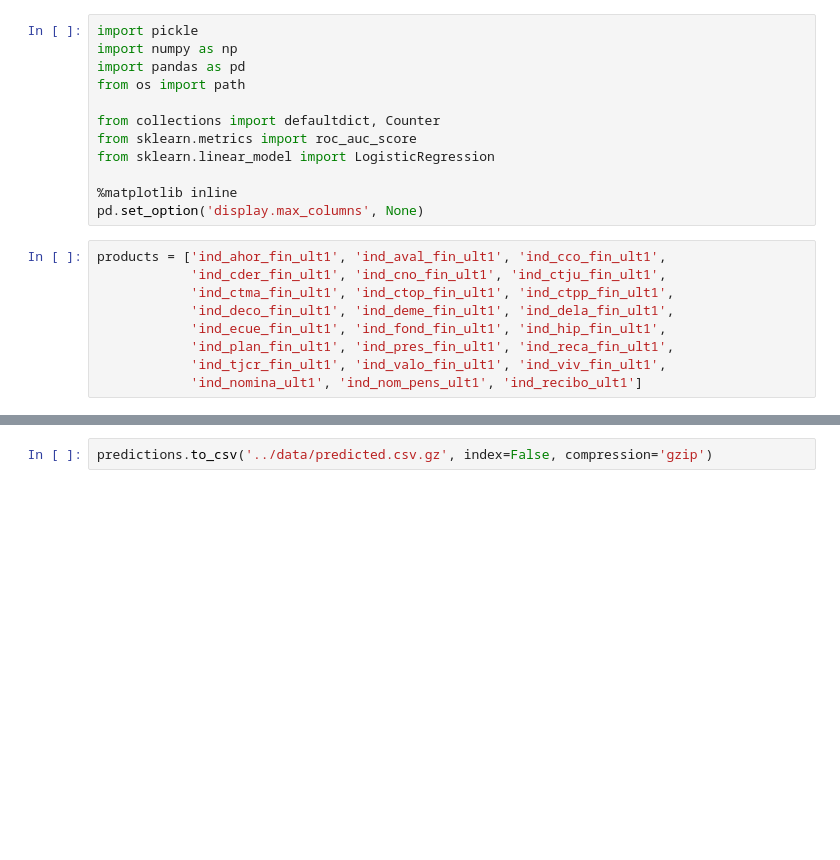
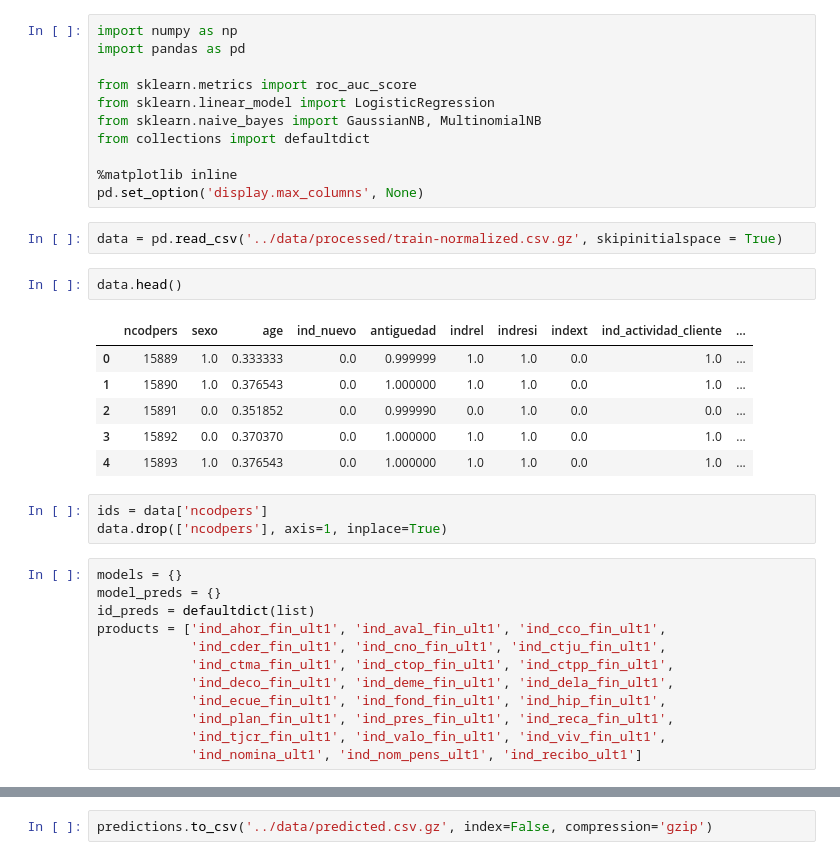
Before and after one commit to PetrShypila/Santander-Competition, a Jupyter notebook: notebooks/3-prediction.ipynb, the cells around one changed output, grey strips where cells are left out. Drawn from its saved outputs; the diff is of its cells as text; blank space fills up the shorter version.

```diff
--- a/notebooks/3-prediction.ipynb
+++ b/notebooks/3-prediction.ipynb
@@ -1,16 +1,32 @@
 # %%
-import pickle
 import numpy as np
 import pandas as pd
-from os import path
 
-from collections import defaultdict, Counter
 from sklearn.metrics import roc_auc_score
 from sklearn.linear_model import LogisticRegression
+from sklearn.naive_bayes import GaussianNB, MultinomialNB
+from collections import defaultdict
 
 %matplotlib inline
 pd.set_option('display.max_columns', None)
+# %%
+data = pd.read_csv('../data/processed/train-normalized.csv.gz', skipinitialspace = True)
+# %%
+data.head()
+# %% [output]
+|  | ncodpers | sexo | age | ind_nuevo | antiguedad | indrel | indresi | indext | ind_actividad_cliente | ... |
+| 0 | 15889 | 1.0 | 0.333333 | 0.0 | 0.999999 | 1.0 | 1.0 | 0.0 | 1.0 | ... |
+| 1 | 15890 | 1.0 | 0.376543 | 0.0 | 1.000000 | 1.0 | 1.0 | 0.0 | 1.0 | ... |
+| 2 | 15891 | 0.0 | 0.351852 | 0.0 | 0.999990 | 0.0 | 1.0 | 0.0 | 0.0 | ... |
+| 3 | 15892 | 0.0 | 0.370370 | 0.0 | 1.000000 | 1.0 | 1.0 | 0.0 | 1.0 | ... |
+| 4 | 15893 | 1.0 | 0.376543 | 0.0 | 1.000000 | 1.0 | 1.0 | 0.0 | 1.0 | ... |
+# %%
+ids = data['ncodpers']
+data.drop(['ncodpers'], axis=1, inplace=True)
 # %%
+models = {}
+model_preds = {}
+id_preds = defaultdict(list)
 products = ['ind_ahor_fin_ult1', 'ind_aval_fin_ult1', 'ind_cco_fin_ult1',
             'ind_cder_fin_ult1', 'ind_cno_fin_ult1', 'ind_ctju_fin_ult1',
             'ind_ctma_fin_ult1', 'ind_ctop_fin_ult1', 'ind_ctpp_fin_ult1',
```
Also changed, not shown: parts of 10 cells of this notebook, 2 other files.
